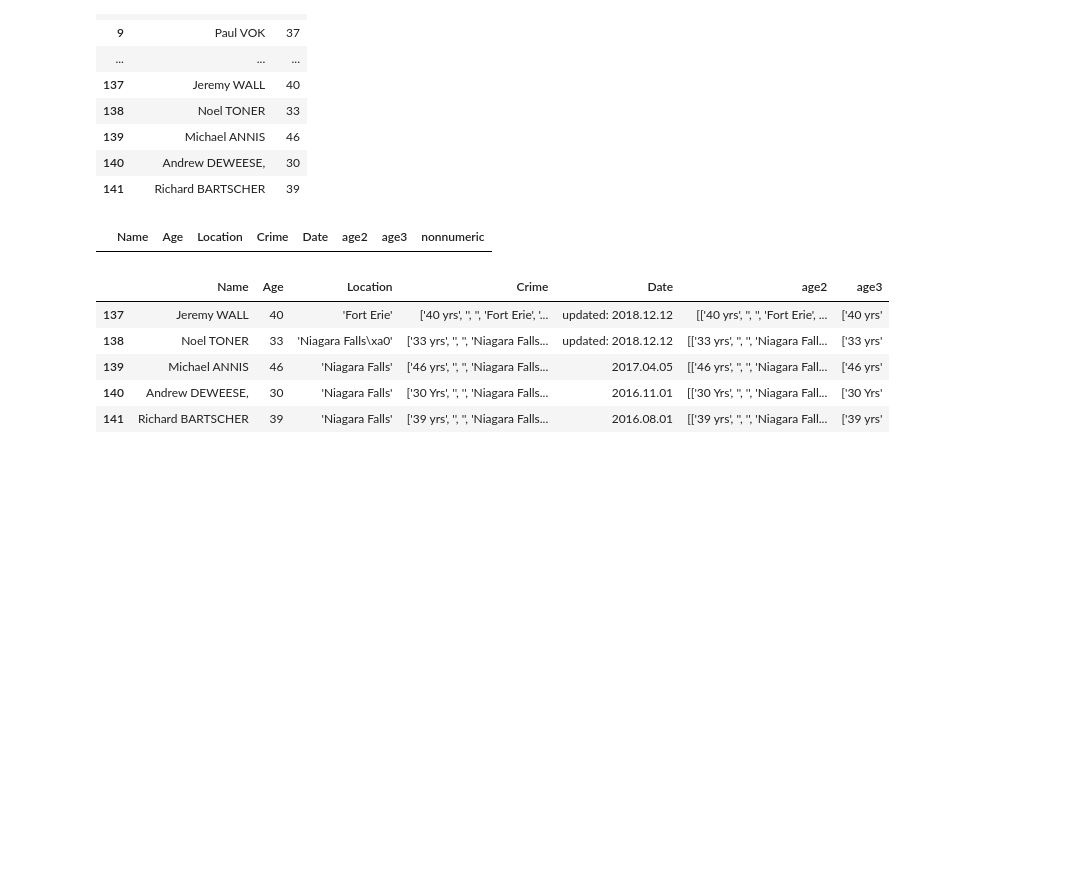
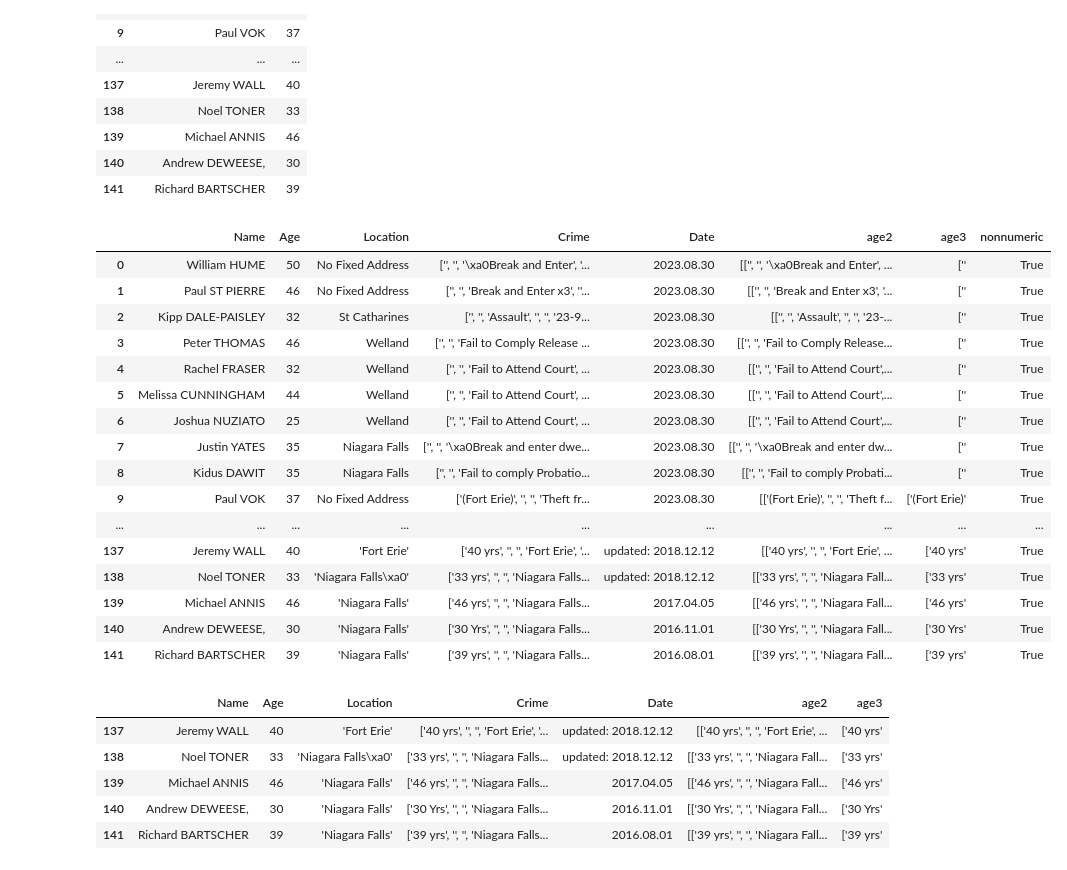
Before and after one commit to withabubaker/Niagara-MostWanted-WebScraping-Tableau, a Jupyter notebook: dataCleaning.ipynb, the cells around one changed output. Saved outputs shown, nothing was run; the diff lists cells and outputs as text; code cells hidden in the pictures; blank space fills up the shorter version.

```diff
--- a/dataCleaning.ipynb
+++ b/dataCleaning.ipynb
@@ -130,4 +94,8 @@ df.loc[df['Age']=='', ['Age','Crime']]
 | 28 |  | ['', '', 'Brandon WEITZEL', '32 Y... |
 | 33 |  | ['', '', 'Taylor FENTON', '', '',... |
 | 47 |  | ['', '', 'Raymond ORCUTT', '', ''... |
+# %%
+df.iloc[28,1] = 32
+df.iloc[33,1] = 26
+df.iloc[47,1] = 42
 # %%
@@ -152,9 +119,25 @@ df[['Name', 'Age']]
 | 140 | Andrew DEWEESE, | 30 |
 | 141 | Richard BARTSCHER | 39 |
 # %%
-df.loc[df['nonnumeric'] == False]
+df.loc[df['nonnumeric'] == True]
 # %% [output]
 |  | Name | Age | Location | Crime | Date | age2 | age3 | nonnumeric |
+| 0 | William HUME | 50 | No Fixed Address | ['', '', '\xa0Break and Enter', '... | 2023.08.30 | [['', '', '\xa0Break and Enter', ... | ['' | True |
+| 1 | Paul ST PIERRE | 46 | No Fixed Address | ['', '', 'Break and Enter x3', ''... | 2023.08.30 | [['', '', 'Break and Enter x3', '... | ['' | True |
+| 2 | Kipp DALE-PAISLEY | 32 | St Catharines | ['', '', 'Assault', '', '', '23-9... | 2023.08.30 | [['', '', 'Assault', '', '', '23-... | ['' | True |
+| 3 | Peter THOMAS | 46 | Welland | ['', '', 'Fail to Comply Release ... | 2023.08.30 | [['', '', 'Fail to Comply Release... | ['' | True |
+| 4 | Rachel FRASER | 32 | Welland | ['', '', 'Fail to Attend Court', ... | 2023.08.30 | [['', '', 'Fail to Attend Court',... | ['' | True |
+| 5 | Melissa CUNNINGHAM | 44 | Welland | ['', '', 'Fail to Attend Court', ... | 2023.08.30 | [['', '', 'Fail to Attend Court',... | ['' | True |
+| 6 | Joshua NUZIATO | 25 | Welland | ['', '', 'Fail to Attend Court', ... | 2023.08.30 | [['', '', 'Fail to Attend Court',... | ['' | True |
+| 7 | Justin YATES | 35 | Niagara Falls | ['', '', '\xa0Break and enter dwe... | 2023.08.30 | [['', '', '\xa0Break and enter dw... | ['' | True |
+| 8 | Kidus DAWIT | 35 | Niagara Falls | ['', '', 'Fail to comply Probatio... | 2023.08.30 | [['', '', 'Fail to comply Probati... | ['' | True |
+| 9 | Paul VOK | 37 | No Fixed Address | ['(Fort Erie)', '', '', 'Theft fr... | 2023.08.30 | [['(Fort Erie)', '', '', 'Theft f... | ['(Fort Erie)' | True |
+| ... | ... | ... | ... | ... | ... | ... | ... | ... |
+| 137 | Jeremy WALL | 40 | 'Fort Erie' | ['40 yrs', '', '', 'Fort Erie', '... | updated: 2018.12.12 | [['40 yrs', '', '', 'Fort Erie', ... | ['40 yrs' | True |
+| 138 | Noel TONER | 33 | 'Niagara Falls\xa0' | ['33 yrs', '', '', 'Niagara Falls... | updated: 2018.12.12 | [['33 yrs', '', '', 'Niagara Fall... | ['33 yrs' | True |
+| 139 | Michael ANNIS | 46 | 'Niagara Falls' | ['46 yrs', '', '', 'Niagara Falls... | 2017.04.05 | [['46 yrs', '', '', 'Niagara Fall... | ['46 yrs' | True |
+| 140 | Andrew DEWEESE, | 30 | 'Niagara Falls' | ['30 Yrs', '', '', 'Niagara Falls... | 2016.11.01 | [['30 Yrs', '', '', 'Niagara Fall... | ['30 Yrs' | True |
+| 141 | Richard BARTSCHER | 39 | 'Niagara Falls' | ['39 yrs', '', '', 'Niagara Falls... | 2016.08.01 | [['39 yrs', '', '', 'Niagara Fall... | ['39 yrs' | True |
 # %%
 df.tail()
 # %% [output]
```
Also changed, not shown: parts of 3 cells of this notebook.
